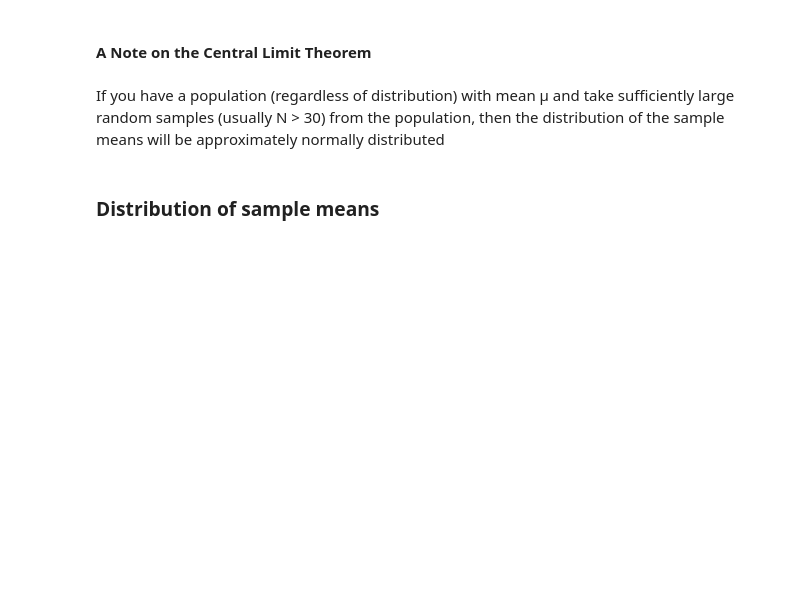
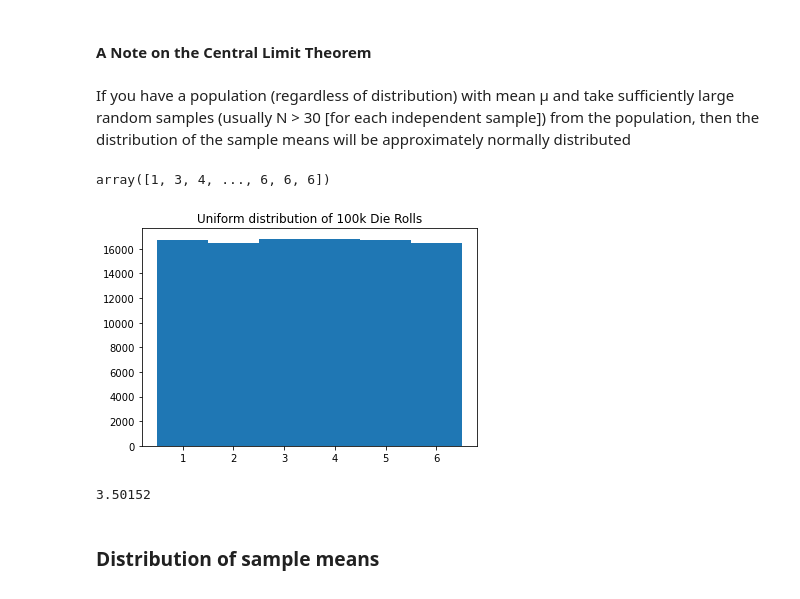
Before and after one commit to CodeupClassroom/leavitt-statistics-exercises, a Jupyter notebook: comparing_means.ipynb, the cells around one changed output. Saved outputs shown, nothing was run; the diff lists cells and outputs as text; code cells hidden in the pictures; blank space fills up the shorter version.

Commit message:
add lesson notes for comparing means

```diff
--- a/comparing_means.ipynb
+++ b/comparing_means.ipynb
@@ -3,4 +3,4 @@
 # %% [markdown]
 #### A Note on the Central Limit Theorem
 # %% [markdown]
-If you have a population (regardless of distribution) with mean μ and take sufficiently large random samples (usually N > 30) from the population, then the distribution of the sample means will be approximately normally distributed
+If you have a population (regardless of distribution) with mean μ and take sufficiently large random samples (usually N > 30 [for each independent sample]) from the population, then the distribution of the sample means will be approximately normally distributed
@@ -7,3 +15,21 @@ If you have a population (regardless of distribution) with mean μ and take suff
+# %%
+roll = stats.randint(1, 7)
+# %%
+roll.rvs(100_000)
+# %% [output]
+array([1, 3, 4, ..., 6, 6, 6])
+# %%
+plt.hist(roll.rvs(100_000),
+         bins=[1,2,3,4,5,6,7],
+         align='left')
+plt.title('Uniform distribution of 100k Die Rolls')
+plt.show()
+# %% [output]
+[figure, added]
+# %%
+roll.rvs(100_000).mean()
+# %% [output]
+3.50152
 # %% [markdown]
 ### Distribution of sample means
 ![CLT.png](attachment:CLT.png)
```
Also changed, not shown: parts of 56 cells of this notebook.
